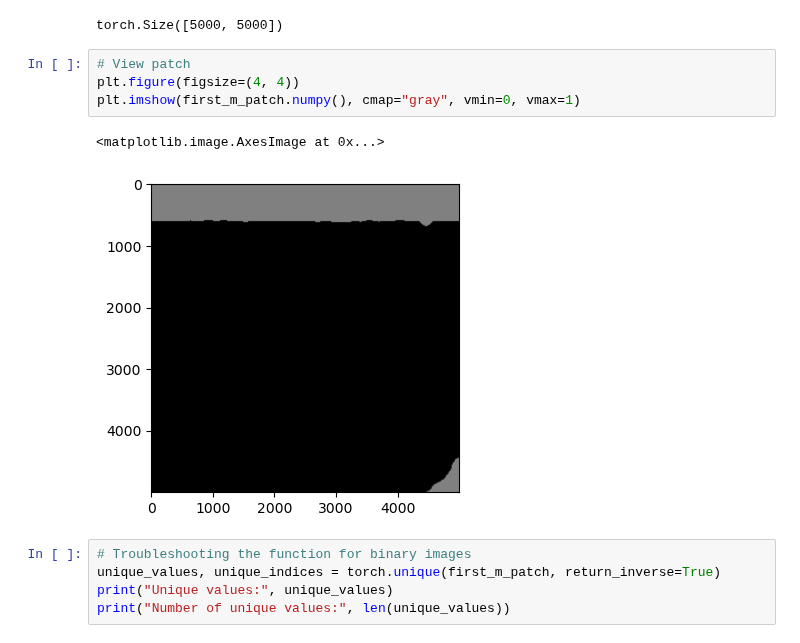
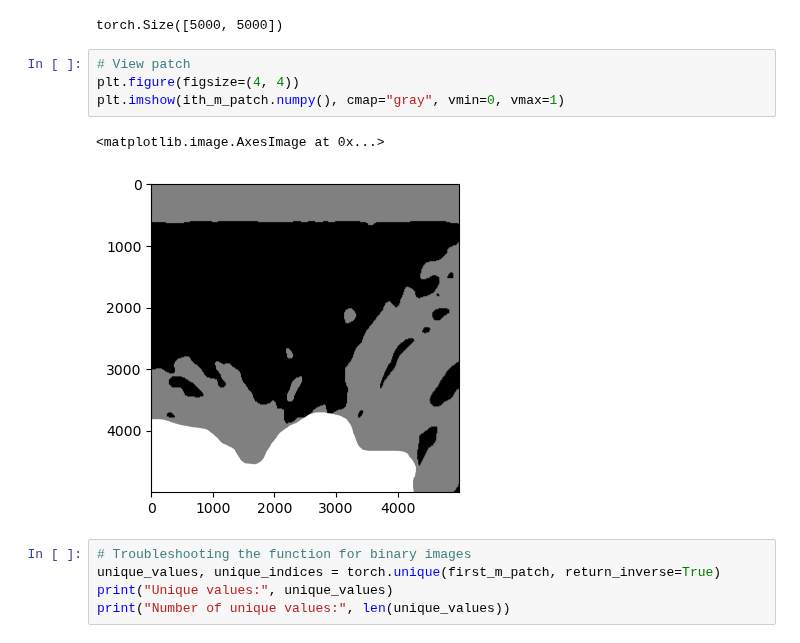
Before and after one commit to Alexandra-Smith/masters, a Jupyter notebook: notebooks/04-example-patches.ipynb, the cells around one changed output. Cells and saved outputs as stored; diff of their text form.

Commit message:
finished and checked patch extraction function

```diff
--- a/notebooks/04-example-patches.ipynb
+++ b/notebooks/04-example-patches.ipynb
@@ -103,10 +105,10 @@ torch.Size([5000, 5000])
 # %%
 # View patch
 plt.figure(figsize=(4, 4))
-plt.imshow(first_m_patch.numpy(), cmap="gray", vmin=0, vmax=1)
+plt.imshow(ith_m_patch.numpy(), cmap="gray", vmin=0, vmax=1)
 # %% [output]
 <matplotlib.image.AxesImage at 0x...>
-[figure, old version]
+[figure, new version]
 # %%
 # Troubleshooting the function for binary images
 unique_values, unique_indices = torch.unique(first_m_patch, return_inverse=True)
```
Also changed, not shown: parts of 2 cells of this notebook, 1 other file.
